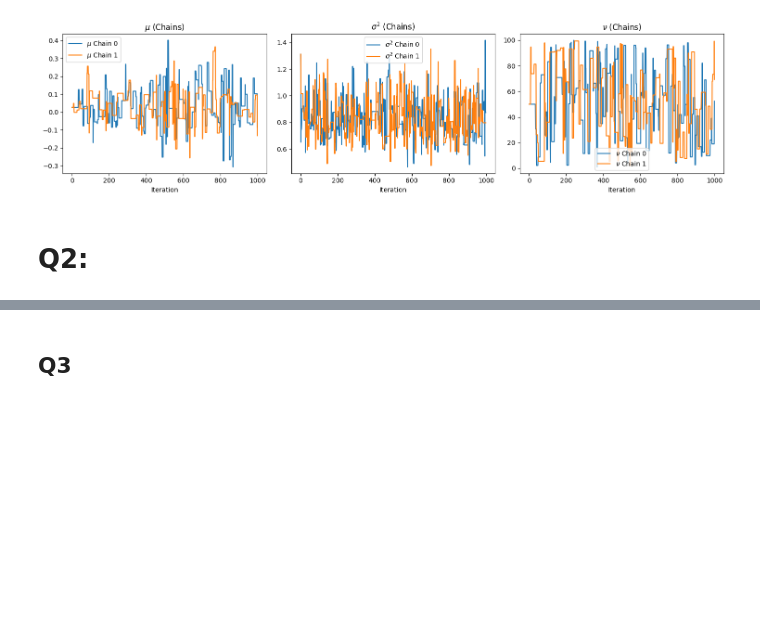
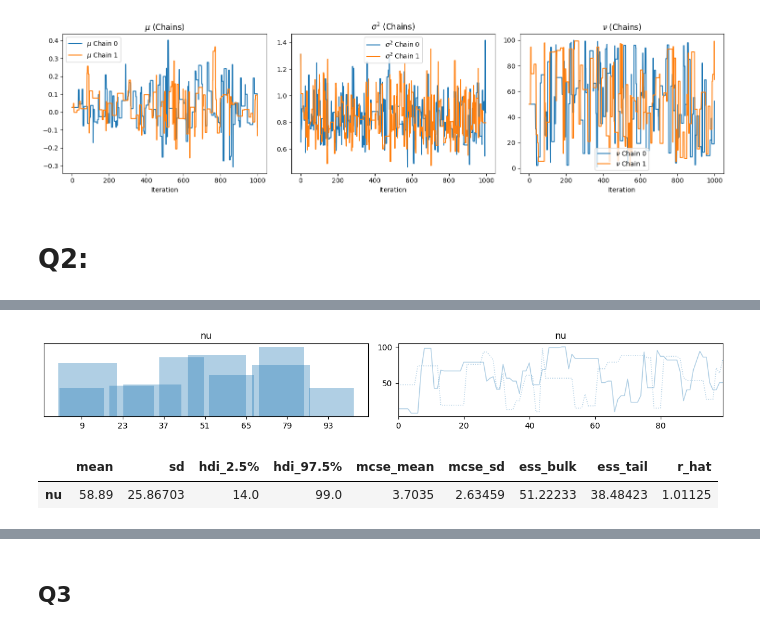
Before and after one commit to thu2912/HW6-Sta365, a Jupyter notebook: HW6.ipynb, the cells around one changed output, grey strips where cells are left out. Cells and saved outputs as stored; diff of their text form; code cells hidden in the pictures; blank space fills up the shorter version.

```diff
--- a/HW6.ipynb
+++ b/HW6.ipynb
@@ -224,0 +153,21 @@ However since prior v in this case is a discrete uniform distribution so increas
+# %%
+# --- True Parameters ---
+mu_true = 0.0
+sigma2_true = 1.0
+nu_true = 50  # True degrees of freedom
+n = 30
+x_data = mu_true + sigma2_true * np.random.standard_t(nu_true, size=n)
+# %%
+# --- PyMC Model ---
+with pm.Model() as t_model:
+    # Priors
+    mu = pm.Normal("mu", mu=0, sigma=1)  # Normal prior for mean
+    sigma = pm.HalfNormal("sigma", sigma=1)  # Half-Normal prior for standard deviation
+    nu = pm.DiscreteUniform("nu", lower=1, upper=100)  # Discrete uniform prior for degrees of freedom
+
+    # Likelihood: Student-t distribution
+    x_obs = pm.StudentT("x_obs", nu=nu, mu=mu, sigma=sigma, observed=x_data)
+# %%
+m1 = 100
+with t_model:
+    idata1 = pm.sample(m1, chains=2, tune=1000)
@@ -224,0 +178,10 @@ However since prior v in this case is a discrete uniform distribution so increas
+# %%
+az.plot_trace(idata1.posterior['nu'])
+plt.tight_layout()
+# %% [output]
+[figure, added]
+# %%
+az.summary(idata1.posterior['nu'], round_to=5, hdi_prob=0.95)
+# %% [output]
+|  | mean | sd | hdi_2.5% | hdi_97.5% | mcse_mean | mcse_sd | ess_bulk | ess_tail | r_hat |
+| nu | 58.89 | 25.86703 | 14.0 | 99.0 | 3.7035 | 2.63459 | 51.22233 | 38.48423 | 1.01125 |
```
Also changed, not shown: parts of 9 cells of this notebook.
